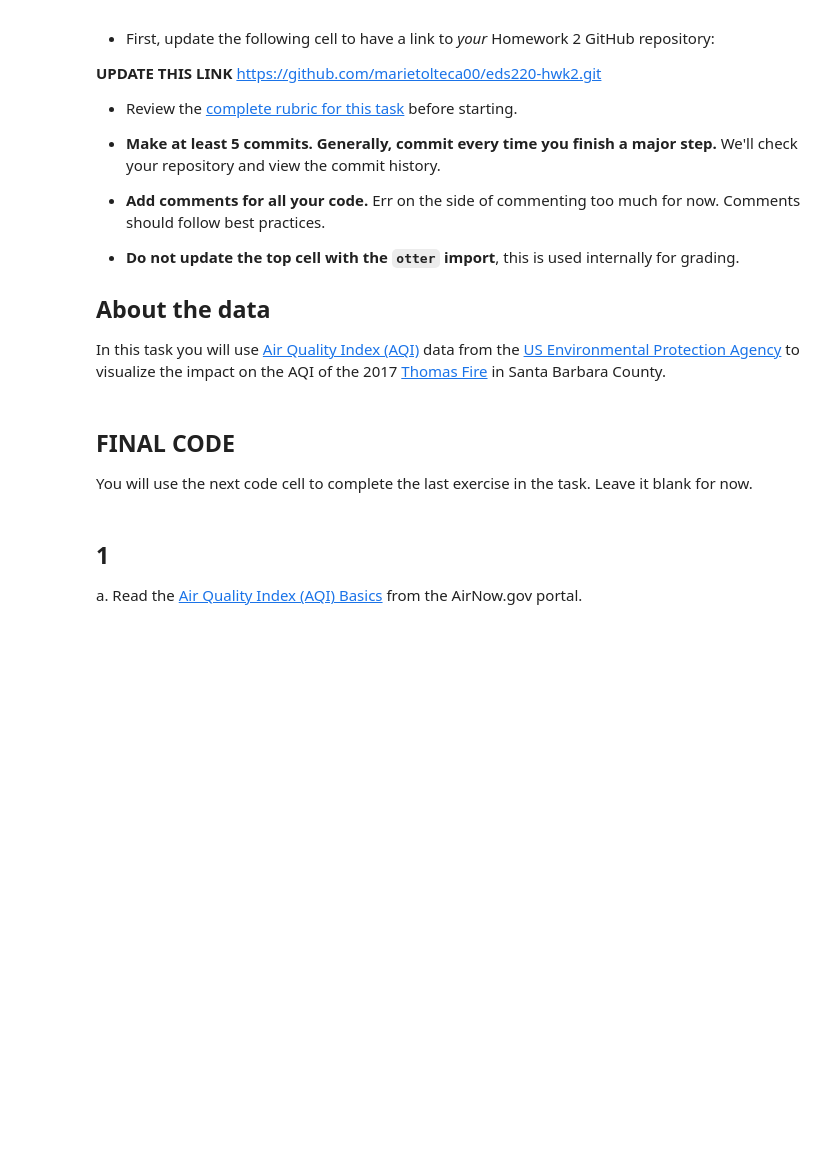
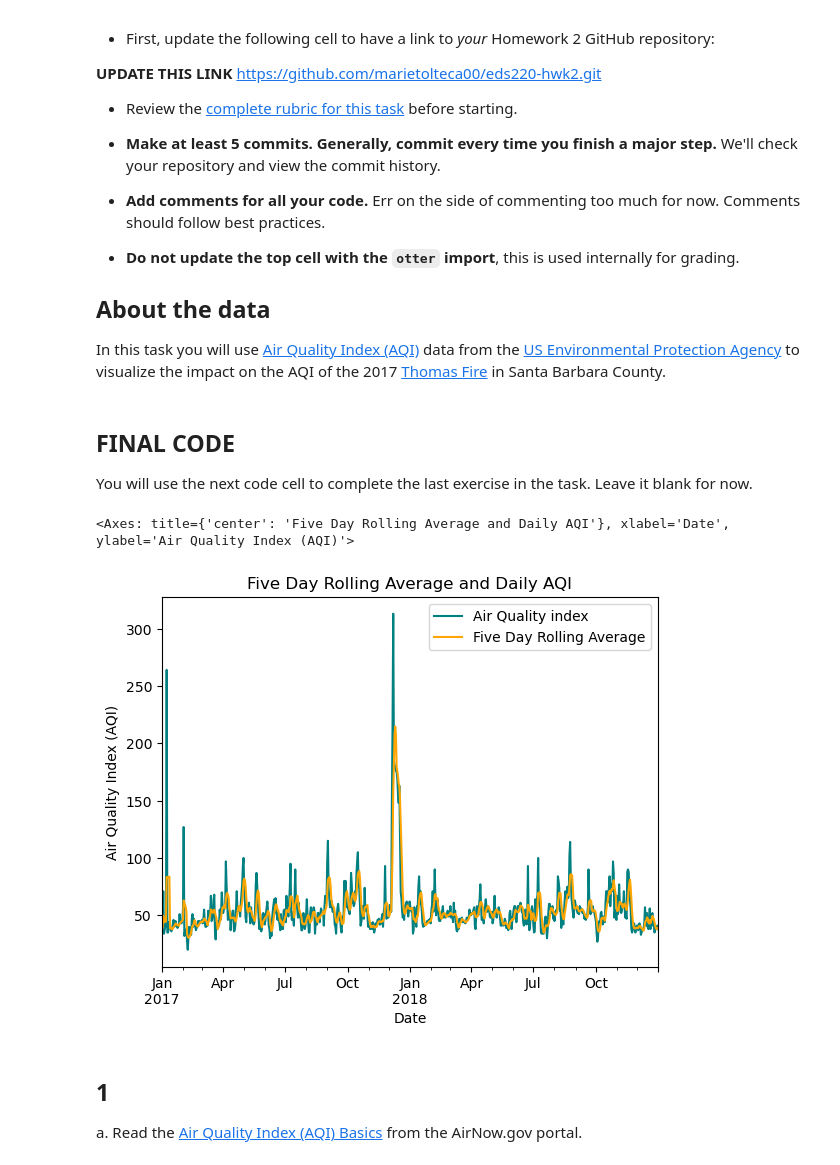
Before and after one commit to marietolteca00/eds220-hwk2, a Jupyter notebook: task3/hwk2-task3-aqi.ipynb, the cells around one changed output. Cells and saved outputs as stored; diff of their text form; code cells hidden in the pictures; blank space fills up the shorter version.

```diff
--- a/task3/hwk2-task3-aqi.ipynb
+++ b/task3/hwk2-task3-aqi.ipynb
@@ -31,6 +31,57 @@ In this task you will use [Air Quality Index (AQI)](https://www.airnow.gov/aqi/a
 ## FINAL CODE
 
 You will use the next code cell to complete the last exercise in the task. Leave it blank for now.
+# %%
+# Importing Libraries
+import pandas as pd
+import numpy as np
+import matplotlib.pyplot as plt
+
+# Read in data
+aqi_17 = pd.read_csv('https://aqs.epa.gov/aqsweb/airdata/daily_aqi_by_county_2017.zip', compression='zip')
+aqi_18 = pd.read_csv('https://aqs.epa.gov/aqsweb/airdata/daily_aqi_by_county_2018.zip', compression = 'zip')
+
+# Combining both dataframes together, similar to a join.
+aqi = pd.concat([aqi_17, aqi_18])
+
+# Simplify column names
+aqi.columns = (aqi.columns
+                  .str.lower()
+                  .str.replace(' ','_')
+                )
+
+# a. Filtering to only Santa Barbara county
+aqi_sb = aqi[aqi['county_name'] == 'Santa Barbara']
+# b. Dropping columns and setting axis = 1, for columns
+aqi_sb = aqi_sb.drop(['state_name','state_code','county_name','county_code'], axis=1)
+
+
+# Convert DATE column to timestamps
+aqi_sb.date = pd.to_datetime(aqi_sb.date)
+# Setting date as the index
+aqi_sb = aqi_sb.set_index('date')
+
+
+# Creating a new column with values of the average AQI over 5-days rolling window
+aqi_sb['five_day_average'] = aqi_sb['aqi'].rolling('5D').mean()
+
+
+aqi_sb.plot(kind='line', # Type of plot
+            # Setting X axis
+           y = ['aqi','five_day_average'],
+            # Colors for each data
+            color = ['teal','orange'],
+            # Changing labels on the legend, replacing underscore
+            label = ['Air Quality index','Five Day Rolling Average'],
+            # Changing X label
+            xlabel = 'Date',
+            # Changing X label
+            ylabel = 'Air Quality Index (AQI)',
+            # Changing Title
+            title = 'Five Day Rolling Average and Daily AQI')
+# %% [output]
+<Axes: title={'center': 'Five Day Rolling Average and Daily AQI'}, xlabel='Date', ylabel='Air Quality Index (AQI)'>
+[figure, added]
 # %% [markdown]
 ## 1
 
```
Also changed, not shown: parts of 7 cells of this notebook.
